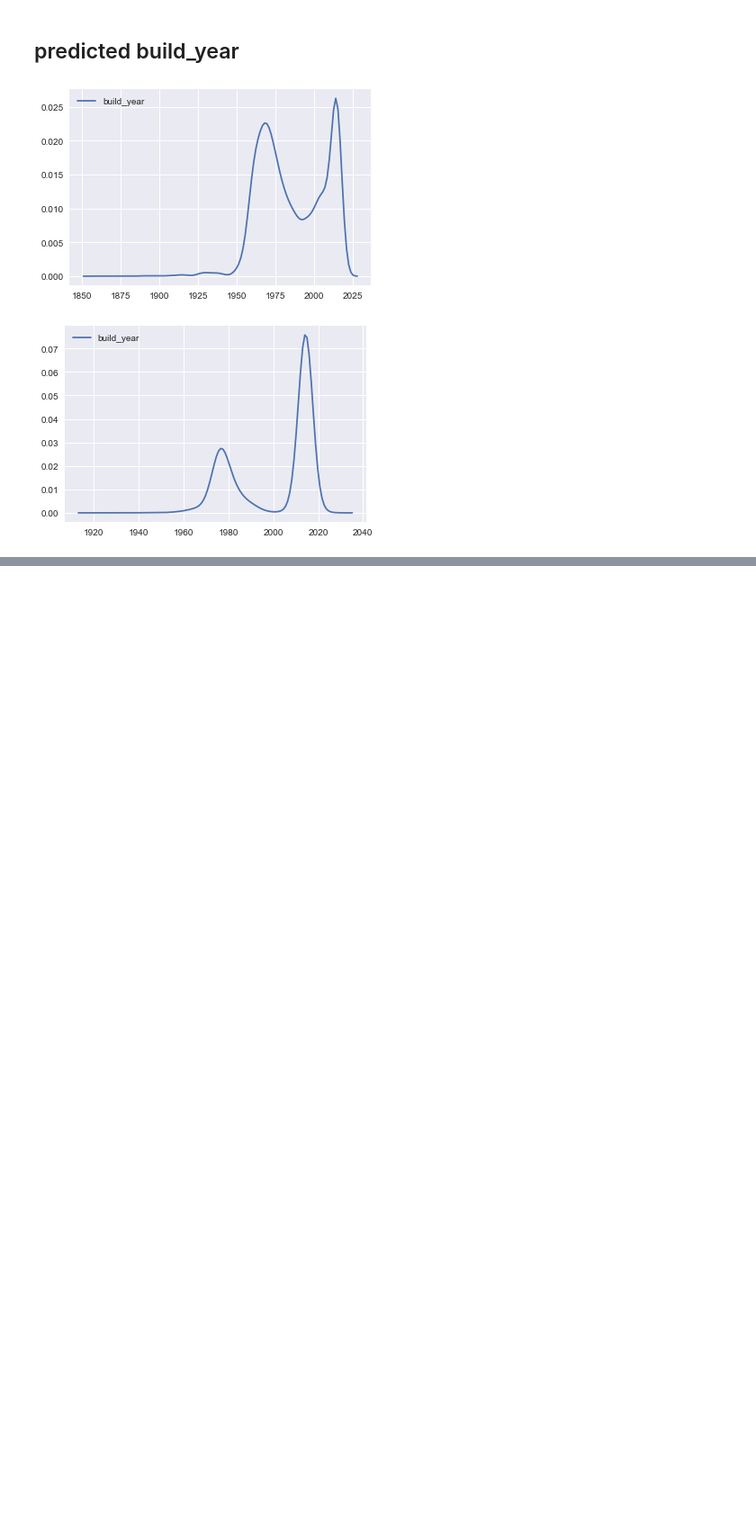
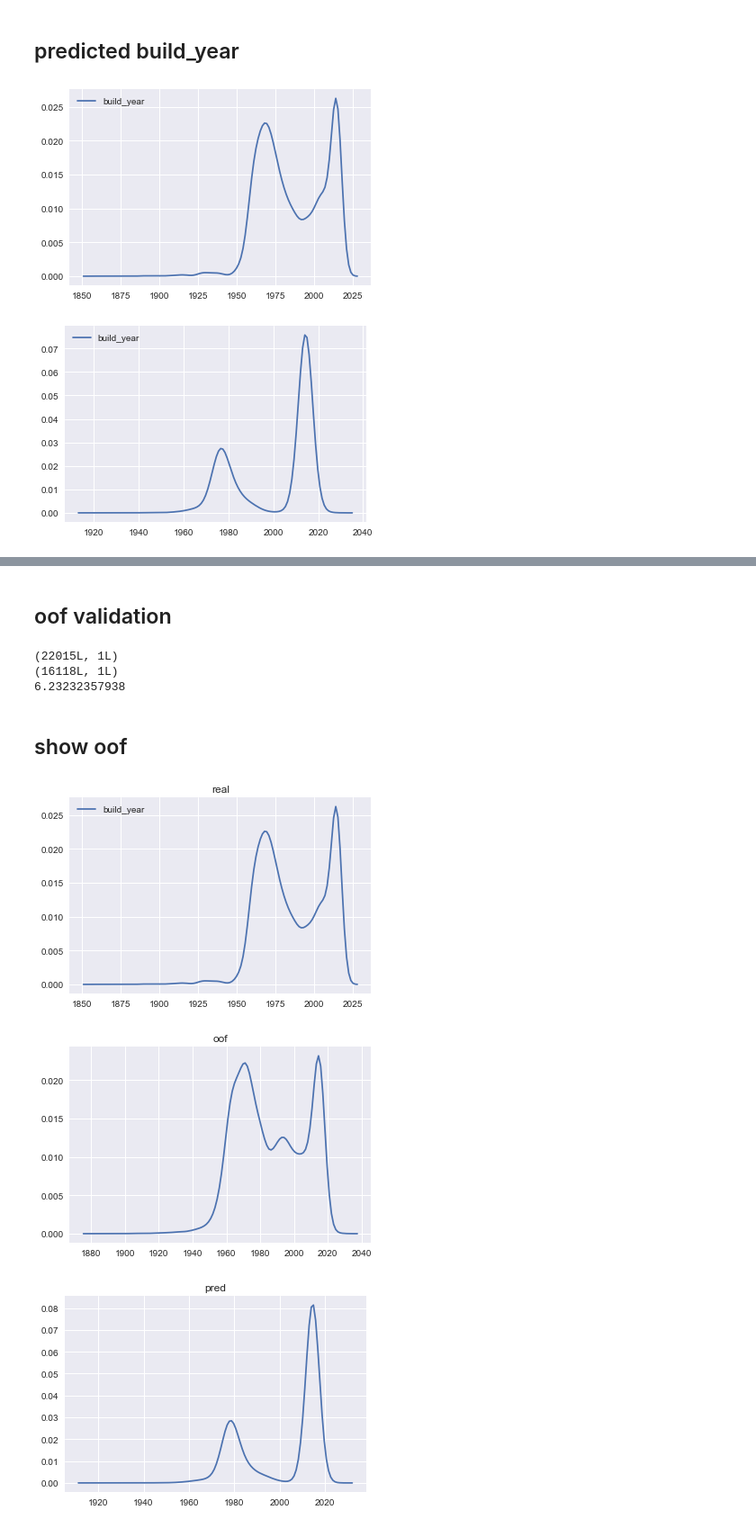
Before and after one commit to kqdmqx/kaggle-sberbank-russian-housing-market, a Jupyter notebook: ipython/20170601-fill-missing-value-buildyear.ipynb, the cells around one changed output, grey strips where cells are left out. Shown: that part at 90% size. Drawn from its saved outputs; the diff is of its cells as text; code cells hidden in the pictures; blank space fills up the shorter version.

```diff
--- a/ipython/20170601-fill-missing-value-buildyear.ipynb
+++ b/ipython/20170601-fill-missing-value-buildyear.ipynb
@@ -263,3 +270,17 @@ import sys
 sys.path.append('..')
 from my_py_models.stacking import Stacking
 from my_py_models.my_xgb_classifier import MyXgbClassifier
+# %%
+xgb_params = {
+    'eta': 0.08,
+    'max_depth': 5,
+    'subsample': 1.0,
+    'colsample_bytree': 0.7,
+    'objective': 'reg:linear',
+    'eval_metric': 'rmse',
+    'silent': 1
+}
+
+clf = MyXgbClassifier(xgb_params)
+stacking = Stacking(5, [clf])
+pred_oof, pred_test = stacking.fit_predict(X_train_all, y_all, X_test)
@@ -265,0 +305,30 @@ from my_py_models.my_xgb_classifier import MyXgbClassifier
+# %% [markdown]
+## oof validation
+# %%
+from sklearn.metrics import mean_squared_error
+
+print pred_oof.shape
+print pred_test.shape
+
+for pred_oof_single in pred_oof.T:
+    print np.sqrt(mean_squared_error(pred_oof_single, y_all))
+# %% [output]
+(22015L, 1L)
+(16118L, 1L)
+6.23232357938
+# %% [markdown]
+## show oof
+# %%
+sns.kdeplot(y_all)
+plt.title('real')
+plt.show()
+sns.kdeplot(pred_oof[:, 0])
+plt.title('oof')
+plt.show()
+sns.kdeplot(pred_test[:, 0])
+plt.title('pred')
+plt.show()
+# %% [output]
+[figure, added]
+[figure, added]
+[figure, added]
```
Also changed, not shown: parts of 9 cells of this notebook, 4 other files.
